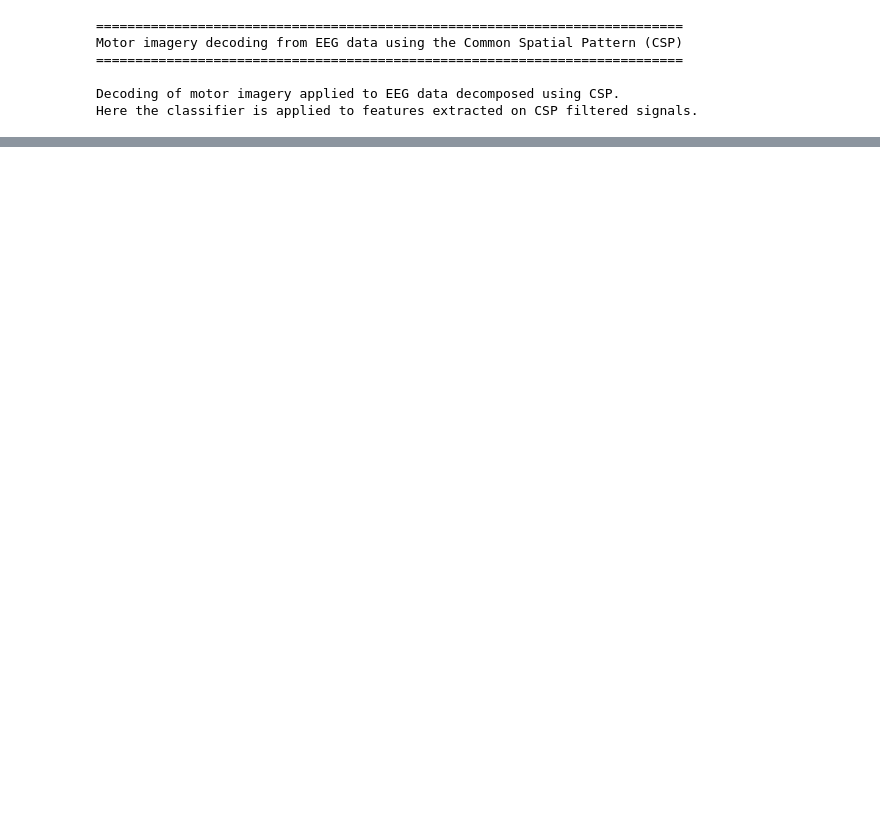
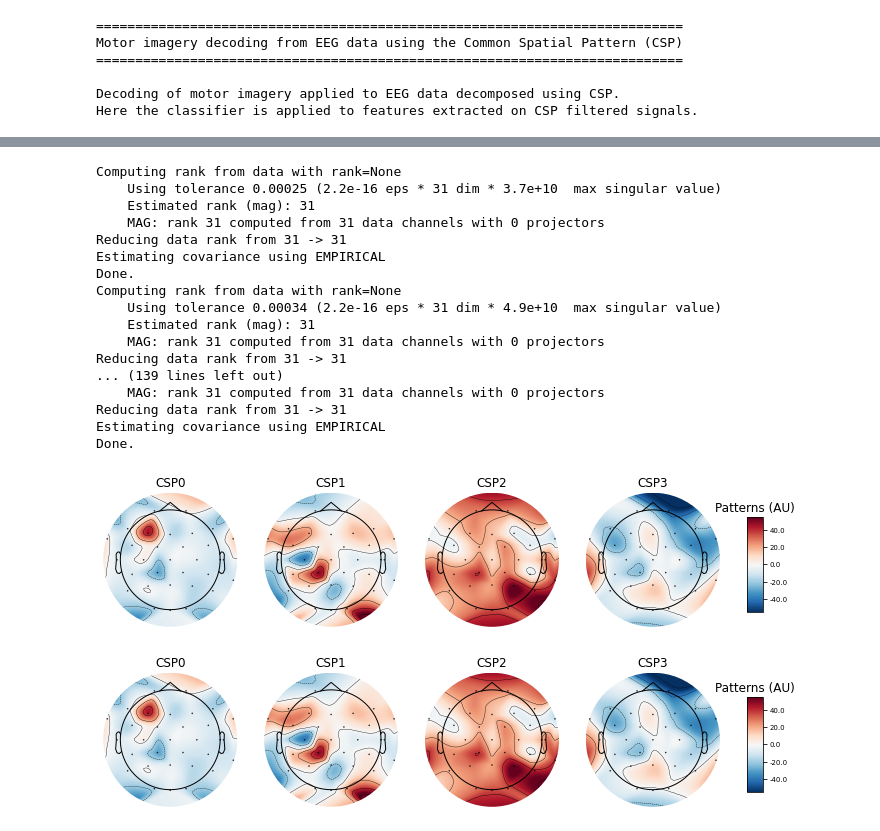
Before and after one commit to athanoid/eeg-mne-analysis, a Jupyter notebook: plot_decoding_csp_eeg.ipynb, the cells around one changed output, grey strips where cells are left out. Cells and saved outputs as stored; diff of their text form; code cells hidden in the pictures; blank space fills up the shorter version.

```diff
--- a/plot_decoding_csp_eeg.ipynb
+++ b/plot_decoding_csp_eeg.ipynb
@@ -62,31 +114,16 @@ FileNotFoundError: ignored
 # %%
-#create montage from channel name
-ch_names = raw.ch_names
-loc_names = read_montage(root_path + 'chanloc.loc')#32ch
-ch_loc = loc_names.ch_names
-c = dict(zip(ch_names, ch_loc)) #combine names with locations
-raw.rename_channels(c)
-montage = read_montage(ch_names=raw.ch_names, path=None, kind='standard_1020')
-raw.set_montage(montage)
-
-# strip channel names of "." characters
-#raw.rename_channels(lambda x: x.strip('.'))
-
-# Apply band-pass filter
-raw.filter(8., 30., fir_design='firwin', skip_by_annotation='edge')
-
 
 tmin, tmax = -1., 4.
-event_id = dict(left=5, right=6) # from OpenVibe data
-#events, _ = events_from_annotations(raw, event_id=dict(T1=5, T2=6))
+event_id = dict(left=7, right=8) # from OpenVibe data
 events, _ = events_from_annotations(raw, event_id='auto')
+
+#print(type(events))
 
 picks = pick_types(raw.info, meg=False, eeg=True, stim=False, eog=False,
                    exclude='bads')
 
-# Read epochs (train will be done only between 1 and 2s)
+# Read epochs (train will be done only between 1 and 3s)
 # Testing will be done with a running classifier
-epochs = Epochs(raw, events, event_id, tmin, tmax, proj=True, picks=picks,
-                baseline=None, preload=True)
-epochs_train = epochs.copy().crop(tmin=1., tmax=2.)
+epochs = Epochs(raw, events, event_id, tmin, tmax, proj=True, picks=picks, baseline=None, preload=True)
+epochs_train = epochs.copy().crop(tmin=1., tmax=3.)
 labels = epochs.events[:, -1] - 2
@@ -93,34 +138,54 @@ labels = epochs.events[:, -1] - 2
 # %%
 ###############################################################################
 # Classification with linear discrimant analysis
 
 # Define a monte-carlo cross-validation generator (reduce variance):
 scores = []
 epochs_data = epochs.get_data()
 epochs_data_train = epochs_train.get_data()
 cv = ShuffleSplit(10, test_size=0.2, random_state=42)
 cv_split = cv.split(epochs_data_train)
 
 # Assemble a classifier
 lda = LinearDiscriminantAnalysis()
-csp = CSP(n_components=2, reg=None, log=True, norm_trace=False)
+csp = CSP(n_components=4, reg=None, log=True, norm_trace=False)
 
 # Use scikit-learn Pipeline with cross_val_score function
 clf = Pipeline([('CSP', csp), ('LDA', lda)])
-scores = cross_val_score(clf, epochs_data_train, labels, cv=cv, n_jobs=1)
+scores = cross_val_score(clf, epochs_data_train, labels, cv=cv, n_jobs=1, verbose=0)
 
 # Printing the results
 class_balance = np.mean(labels == labels[0])
 class_balance = max(class_balance, 1. - class_balance)
 print("Classification accuracy: %f / Chance level: %f" % (np.mean(scores),
                                                           class_balance))
 
 # plot CSP patterns estimated on full data for visualization
 csp.fit_transform(epochs_data, labels)
 
 #layout = read_layout('EEG1005')
 layout = find_layout(raw.info, ch_type='eeg', exclude='bads')
 csp.plot_patterns(epochs.info, layout=layout, ch_type='eeg', units='Patterns (AU)', size=1.5)
+# %% [output]
+Computing rank from data with rank=None
+    Using tolerance 0.00025 (2.2e-16 eps * 31 dim * 3.7e+10  max singular value)
+    Estimated rank (mag): 31
+    MAG: rank 31 computed from 31 data channels with 0 projectors
+Reducing data rank from 31 -> 31
+Estimating covariance using EMPIRICAL
+Done.
+Computing rank from data with rank=None
+    Using tolerance 0.00034 (2.2e-16 eps * 31 dim * 4.9e+10  max singular value)
+    Estimated rank (mag): 31
+    MAG: rank 31 computed from 31 data channels with 0 projectors
+Reducing data rank from 31 -> 31
+... (139 lines left out)
+    MAG: rank 31 computed from 31 data channels with 0 projectors
+Reducing data rank from 31 -> 31
+Estimating covariance using EMPIRICAL
+Done.
+[figure, added]
+[figure, added]
 # %%
 ###############################################################################
 # Look at performance over time
```
Also changed, not shown: parts of 9 cells of this notebook.
